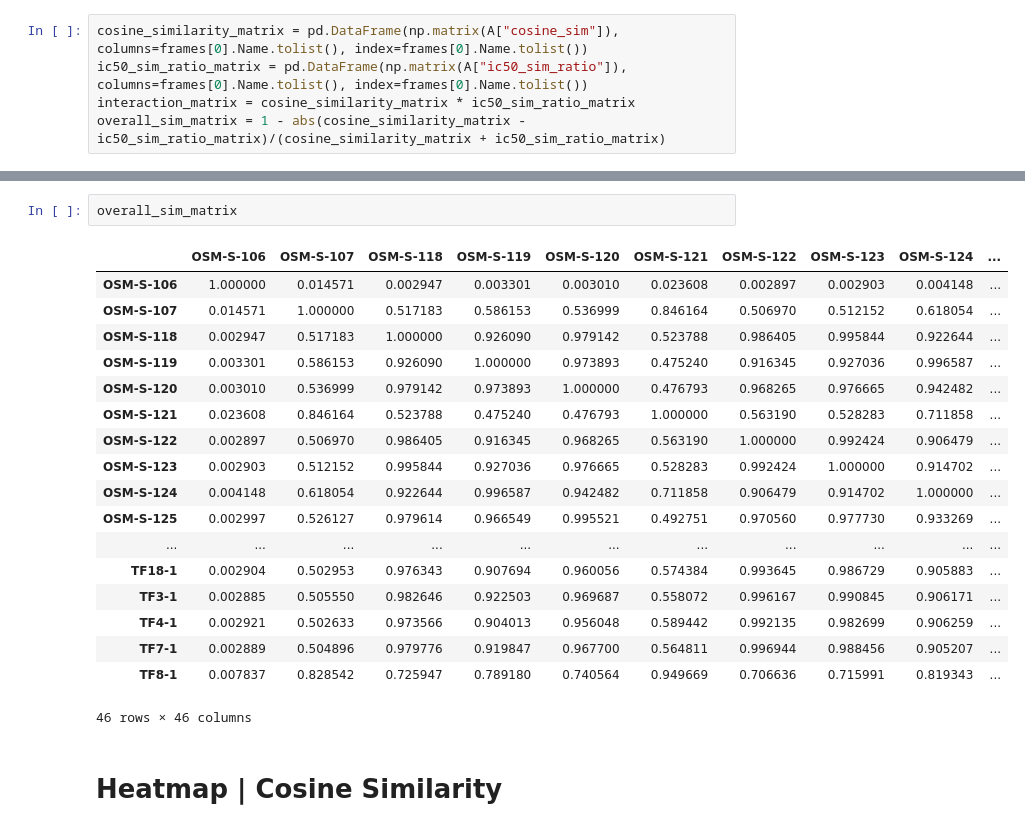
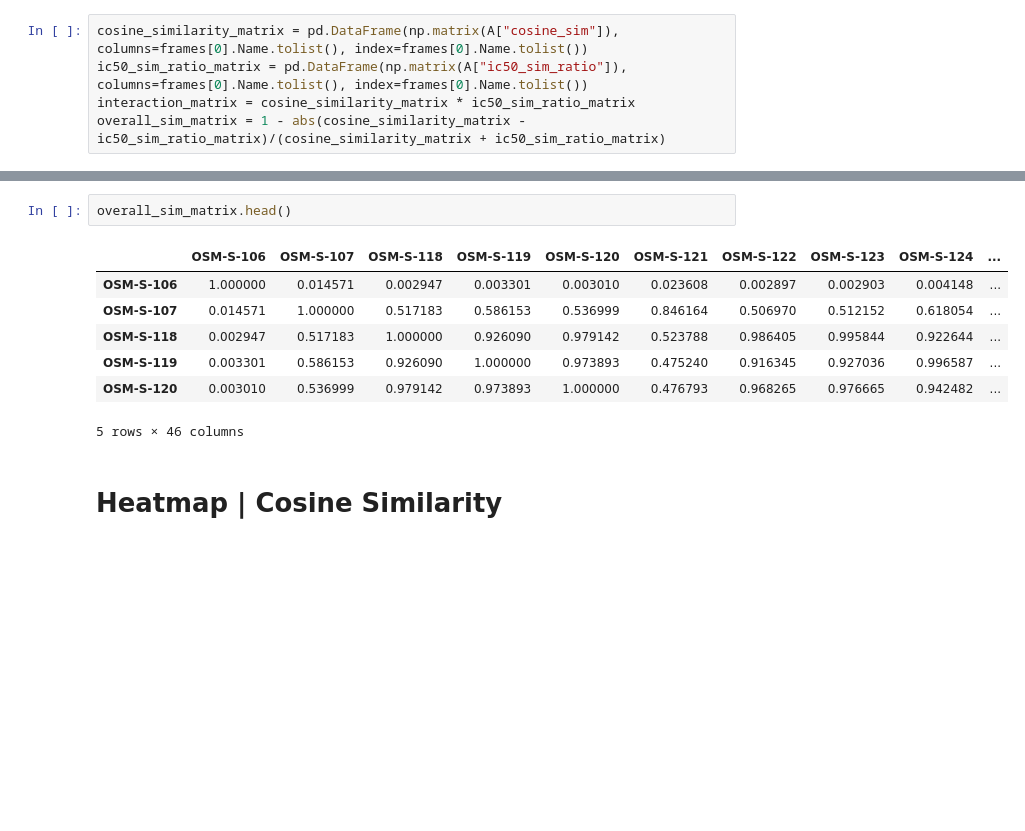
Before and after one commit to conradbm/kcail, a Jupyter notebook: code/2_deeper_findings_/main_similarities.ipynb, the cells around one changed output, grey strips where cells are left out. Cells and saved outputs as stored; diff of their text form; blank space fills up the shorter version.

```diff
--- a/code/2_deeper_findings_/main_similarities.ipynb
+++ b/code/2_deeper_findings_/main_similarities.ipynb
@@ -264,24 +266,13 @@ ic50_sim_ratio_matrix
 # %%
-overall_sim_matrix
+overall_sim_matrix.head()
 # %% [output]
 |  | OSM-S-106 | OSM-S-107 | OSM-S-118 | OSM-S-119 | OSM-S-120 | OSM-S-121 | OSM-S-122 | OSM-S-123 | OSM-S-124 | ... |
 | OSM-S-106 | 1.000000 | 0.014571 | 0.002947 | 0.003301 | 0.003010 | 0.023608 | 0.002897 | 0.002903 | 0.004148 | ... |
 | OSM-S-107 | 0.014571 | 1.000000 | 0.517183 | 0.586153 | 0.536999 | 0.846164 | 0.506970 | 0.512152 | 0.618054 | ... |
 | OSM-S-118 | 0.002947 | 0.517183 | 1.000000 | 0.926090 | 0.979142 | 0.523788 | 0.986405 | 0.995844 | 0.922644 | ... |
 | OSM-S-119 | 0.003301 | 0.586153 | 0.926090 | 1.000000 | 0.973893 | 0.475240 | 0.916345 | 0.927036 | 0.996587 | ... |
 | OSM-S-120 | 0.003010 | 0.536999 | 0.979142 | 0.973893 | 1.000000 | 0.476793 | 0.968265 | 0.976665 | 0.942482 | ... |
-| OSM-S-121 | 0.023608 | 0.846164 | 0.523788 | 0.475240 | 0.476793 | 1.000000 | 0.563190 | 0.528283 | 0.711858 | ... |
-| OSM-S-122 | 0.002897 | 0.506970 | 0.986405 | 0.916345 | 0.968265 | 0.563190 | 1.000000 | 0.992424 | 0.906479 | ... |
-| OSM-S-123 | 0.002903 | 0.512152 | 0.995844 | 0.927036 | 0.976665 | 0.528283 | 0.992424 | 1.000000 | 0.914702 | ... |
-| OSM-S-124 | 0.004148 | 0.618054 | 0.922644 | 0.996587 | 0.942482 | 0.711858 | 0.906479 | 0.914702 | 1.000000 | ... |
-| OSM-S-125 | 0.002997 | 0.526127 | 0.979614 | 0.966549 | 0.995521 | 0.492751 | 0.970560 | 0.977730 | 0.933269 | ... |
-| ... | ... | ... | ... | ... | ... | ... | ... | ... | ... | ... |
-| TF18-1 | 0.002904 | 0.502953 | 0.976343 | 0.907694 | 0.960056 | 0.574384 | 0.993645 | 0.986729 | 0.905883 | ... |
-| TF3-1 | 0.002885 | 0.505550 | 0.982646 | 0.922503 | 0.969687 | 0.558072 | 0.996167 | 0.990845 | 0.906171 | ... |
-| TF4-1 | 0.002921 | 0.502633 | 0.973566 | 0.904013 | 0.956048 | 0.589442 | 0.992135 | 0.982699 | 0.906259 | ... |
-| TF7-1 | 0.002889 | 0.504896 | 0.979776 | 0.919847 | 0.967700 | 0.564811 | 0.996944 | 0.988456 | 0.905207 | ... |
-| TF8-1 | 0.007837 | 0.828542 | 0.725947 | 0.789180 | 0.740564 | 0.949669 | 0.706636 | 0.715991 | 0.819343 | ... |
-46 rows × 46 columns
+5 rows × 46 columns
 # %% [markdown]
 # Heatmap | Cosine Similarity
 # %%
```
Also changed, not shown: parts of 25 cells of this notebook.
